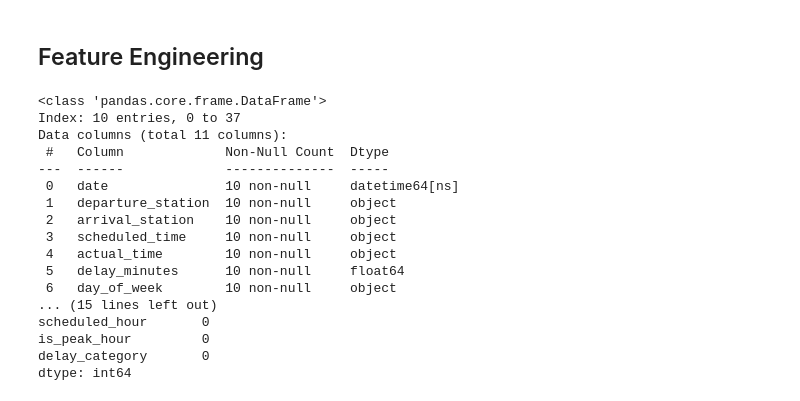
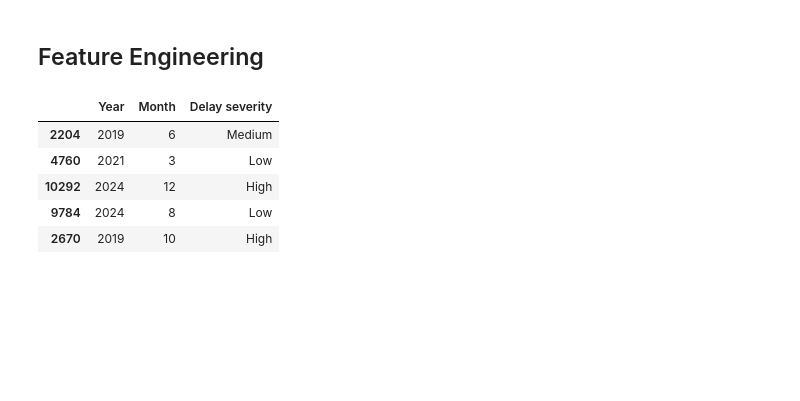
Before and after one commit to dianatrc/tardis, a Jupyter notebook: tardis_eda.ipynb, the cells around one changed output. Cells and saved outputs as stored; diff of their text form; code cells hidden in the pictures; blank space fills up the shorter version.

```diff
--- a/tardis_eda.ipynb
+++ b/tardis_eda.ipynb
@@ -118,23 +117,10 @@ df["delay_category"] = pd.cut(
 )
-# %%
-df.head()
-print(df.info())
-print(df.isnull().sum())
-# %% [output]
-<class 'pandas.core.frame.DataFrame'>
-Index: 10 entries, 0 to 37
-Data columns (total 11 columns):
- #   Column             Non-Null Count  Dtype
----  ------             --------------  -----
- 0   date               10 non-null     datetime64[ns]
- 1   departure_station  10 non-null     object
- 2   arrival_station    10 non-null     object
- 3   scheduled_time     10 non-null     object
- 4   actual_time        10 non-null     object
- 5   delay_minutes      10 non-null     float64
- 6   day_of_week        10 non-null     object
-... (15 lines left out)
-scheduled_hour       0
-is_peak_hour         0
-delay_category       0
-dtype: int64
+# %%
+df[['Year', 'Month', 'Delay severity']].sample(5)
+# %% [output]
+|  | Year | Month | Delay severity |
+| 2204 | 2019 | 6 | Medium |
+| 4760 | 2021 | 3 | Low |
+| 10292 | 2024 | 12 | High |
+| 9784 | 2024 | 8 | Low |
+| 2670 | 2019 | 10 | High |
```
Also changed, not shown: parts of 17 cells of this notebook, 1 other file.
